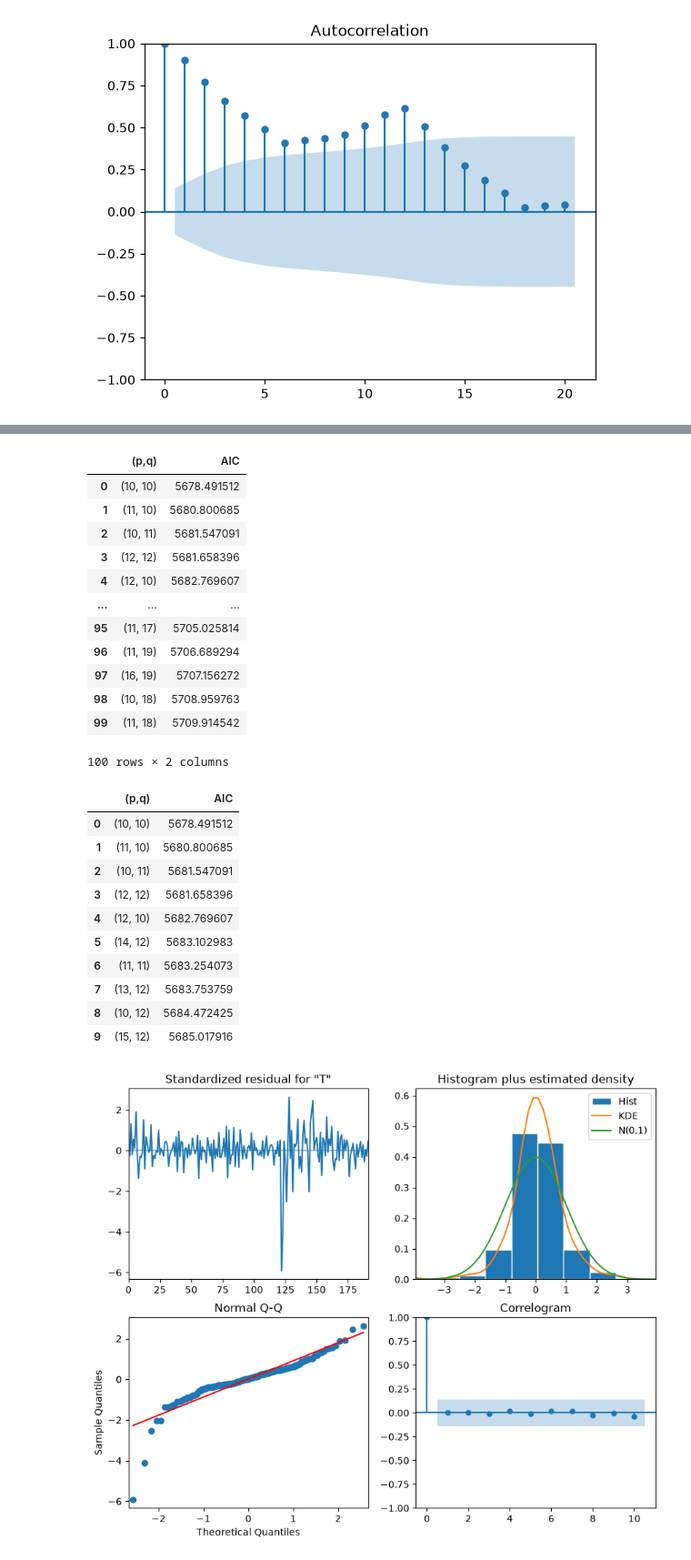
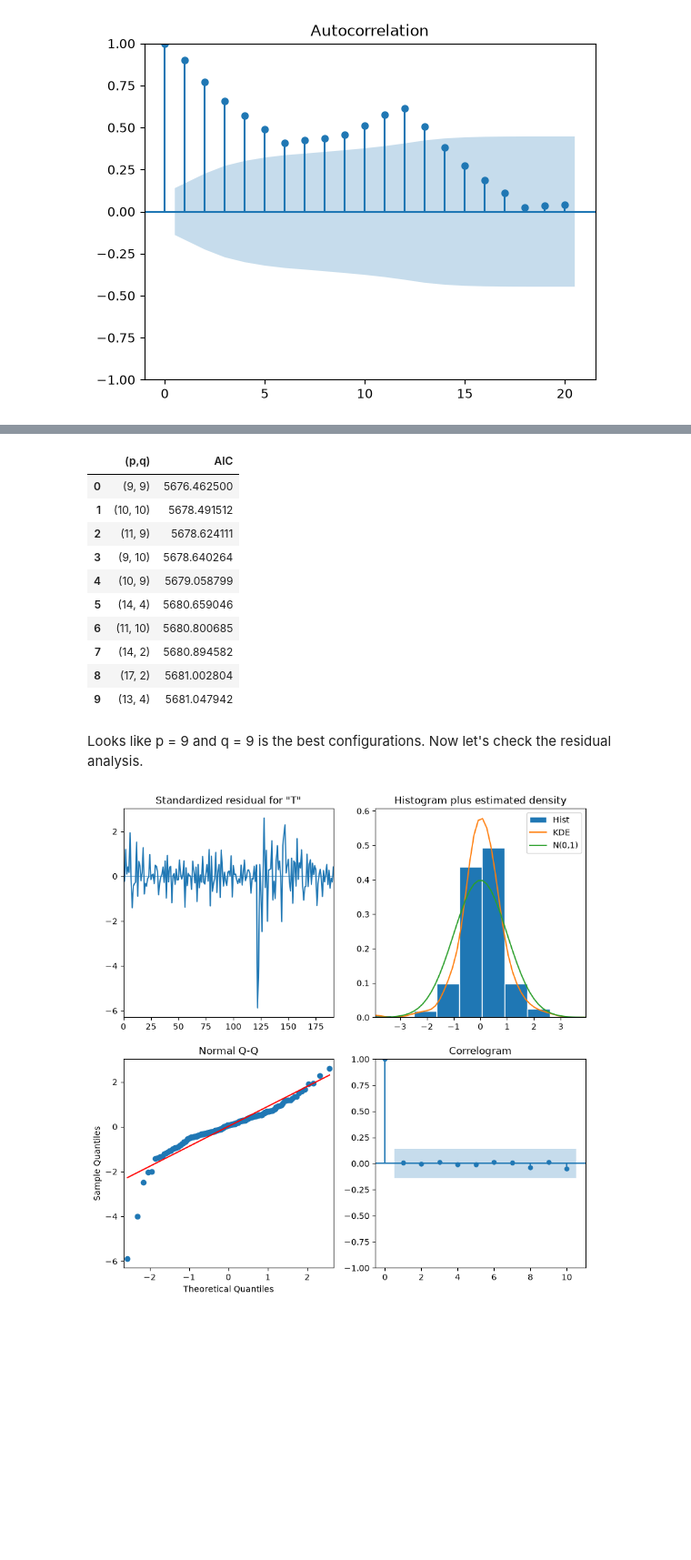
Before and after one commit to janessa13/Timeseries-Forecasting, a Jupyter notebook: Part 1.ipynb, the cells around one changed output, grey strips where cells are left out. Shown at 91% size. Cells and saved outputs as stored; diff of their text form; code cells hidden in the pictures; blank space fills up the shorter version.

```diff
--- a/Part 1.ipynb
+++ b/Part 1.ipynb
@@ -390,39 +378,25 @@ order_list
 pd.set_option("display.max_columns", None)
 # %%
 result_df = optimize_ARMA(df_train['Total'], order_list)
-result_df
+result_df.head(10)
 # %% [output]
 |  | (p,q) | AIC |
-| 0 | (10, 10) | 5678.491512 |
-| 1 | (11, 10) | 5680.800685 |
-| 2 | (10, 11) | 5681.547091 |
-| 3 | (12, 12) | 5681.658396 |
-| 4 | (12, 10) | 5682.769607 |
-| ... | ... | ... |
-| 95 | (11, 17) | 5705.025814 |
-| 96 | (11, 19) | 5706.689294 |
-| 97 | (16, 19) | 5707.156272 |
-| 98 | (10, 18) | 5708.959763 |
-| 99 | (11, 18) | 5709.914542 |
+| 0 | (9, 9) | 5676.462500 |
+| 1 | (10, 10) | 5678.491512 |
+| 2 | (11, 9) | 5678.624111 |
+| 3 | (9, 10) | 5678.640264 |
+| 4 | (10, 9) | 5679.058799 |
+| 5 | (14, 4) | 5680.659046 |
+| 6 | (11, 10) | 5680.800685 |
+| 7 | (14, 2) | 5680.894582 |
+| 8 | (17, 2) | 5681.002804 |
+| 9 | (13, 4) | 5681.047942 |
-100 rows × 2 columns
-# %%
-result_df.head(10)
-# %% [output]
-|  | (p,q) | AIC |
-| 0 | (10, 10) | 5678.491512 |
-| 1 | (11, 10) | 5680.800685 |
-| 2 | (10, 11) | 5681.547091 |
-| 3 | (12, 12) | 5681.658396 |
-| 4 | (12, 10) | 5682.769607 |
-| 5 | (14, 12) | 5683.102983 |
-| 6 | (11, 11) | 5683.254073 |
-| 7 | (13, 12) | 5683.753759 |
-| 8 | (10, 12) | 5684.472425 |
-| 9 | (15, 12) | 5685.017916 |
+# %% [markdown]
+Looks like p = 9 and q = 9 is the best configurations. Now let's check the residual analysis.
 # %%
-model = SARIMAX(df_train['Total'], order=(10,0,10), simple_differencing=False)
+model = SARIMAX(df_train['Total'], order=(9,0,9), simple_differencing=False)
 model_fit = model.fit(disp=False)
 
-model_fit.plot_diagnostics(figsize=(10, 8));
+model_fit.plot_diagnostics(figsize=(10, 10));
 # %% [output]
-[figure, old version]
+[figure, new version]
```
Also changed, not shown: parts of 48 cells of this notebook.
